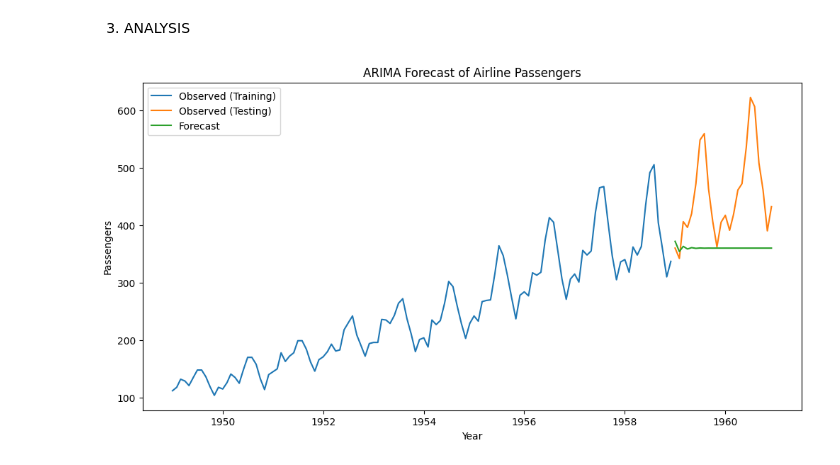
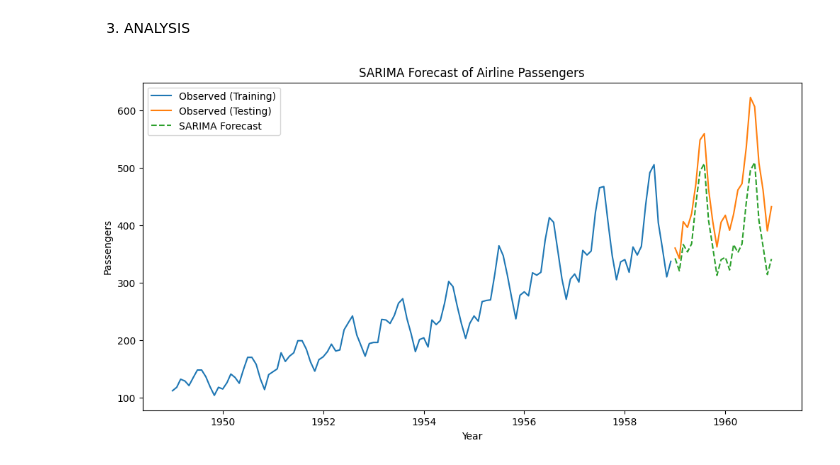
Before and after one commit to MparrillaL/airline-passengers-data-analyssis, a Jupyter notebook: data/notebooks/predictive_analysis.ipynb, the cells around one changed output. Saved outputs shown, nothing was run; the diff lists cells and outputs as text; code cells hidden in the pictures.

Commit message:
Implement SARIMA model and update analysis notebooks

```diff
--- a/data/notebooks/predictive_analysis.ipynb
+++ b/data/notebooks/predictive_analysis.ipynb
@@ -17,37 +18,34 @@ import matplotlib.pyplot as plt
 # %%
 
 # Load the dataset
 df = pd.read_csv('C:/Users/manue/OneDrive/Escritorio/ESTUDIO/PROGRAMACIÓN/PYTHON/airlinedata/data/airline-passengers.csv', parse_dates=['month'])
-
-# Reset index to avoid ambiguity
+df.index.freq = 'MS'
 df = df.set_index('month')
 
 # Decompose the time series
 decompose_result = seasonal_decompose(df['total_passengers'], model='multiplicative', period=12)
-
-# Use the observed values for modeling and forecasting
 observed_data = decompose_result.observed.dropna()
 
-# Train/Test split (adjust as needed)
+# Train/Test split
 train = observed_data[:'1958-12-31']
 test = observed_data['1959-01-01':]
 
-# Build ARIMA model (adjust parameters as needed)
-model = ARIMA(train, order=(1, 1, 1))
-fit_model = model.fit()
+# Define SARIMA model
+model = SARIMAX(train, order=(1, 1, 1), seasonal_order=(1, 1, 1, 12))
+fit_model = model.fit(disp=False)
 
 # Forecast future values
 forecast = fit_model.predict(start=len(train), end=len(train) + len(test) - 1, typ='levels')
 
 # Plotting the results
 plt.figure(figsize=(12, 6))
 plt.plot(train.index, train, label='Observed (Training)')
 plt.plot(test.index, test, label='Observed (Testing)')
-plt.plot(test.index, forecast, label='Forecast')
-plt.title('ARIMA Forecast of Airline Passengers')
+plt.plot(test.index, forecast, label='SARIMA Forecast', linestyle='--')
+plt.title('SARIMA Forecast of Airline Passengers')
 plt.xlabel('Year')
 plt.ylabel('Passengers')
 plt.legend()
 plt.show()
 # %% [output]
-[figure, old version]
+[figure, new version]
```
Also changed, not shown: parts of 5 cells of this notebook, 2 other files.
